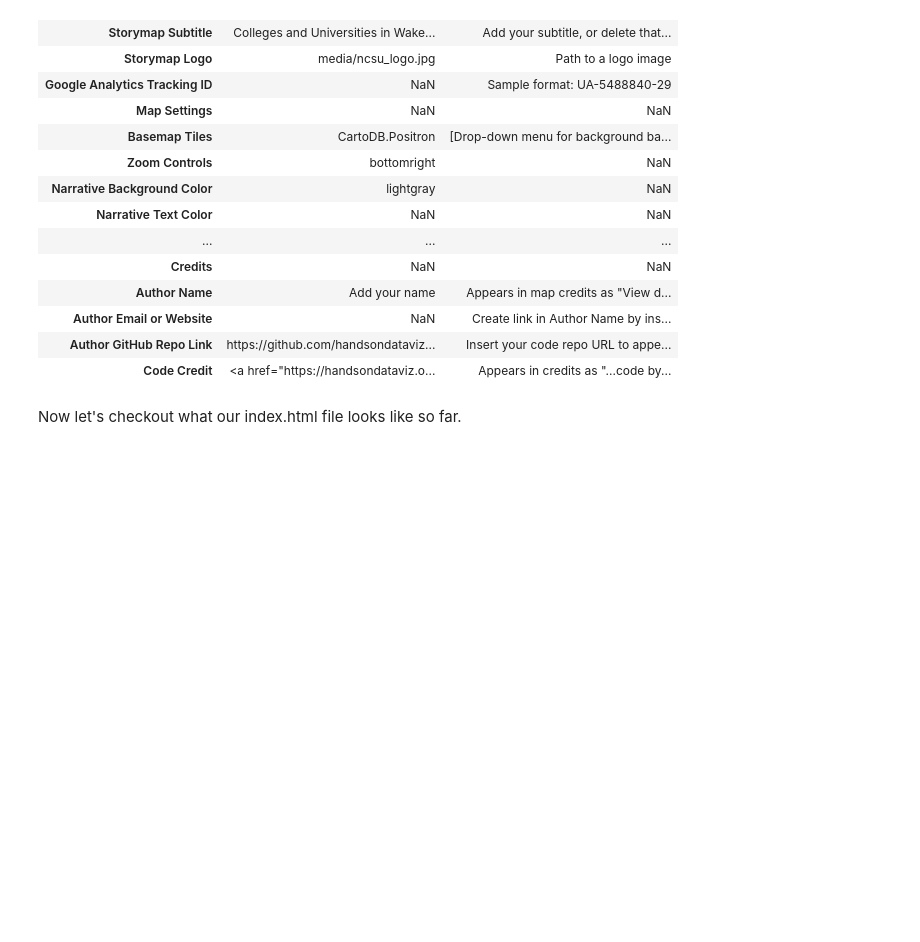
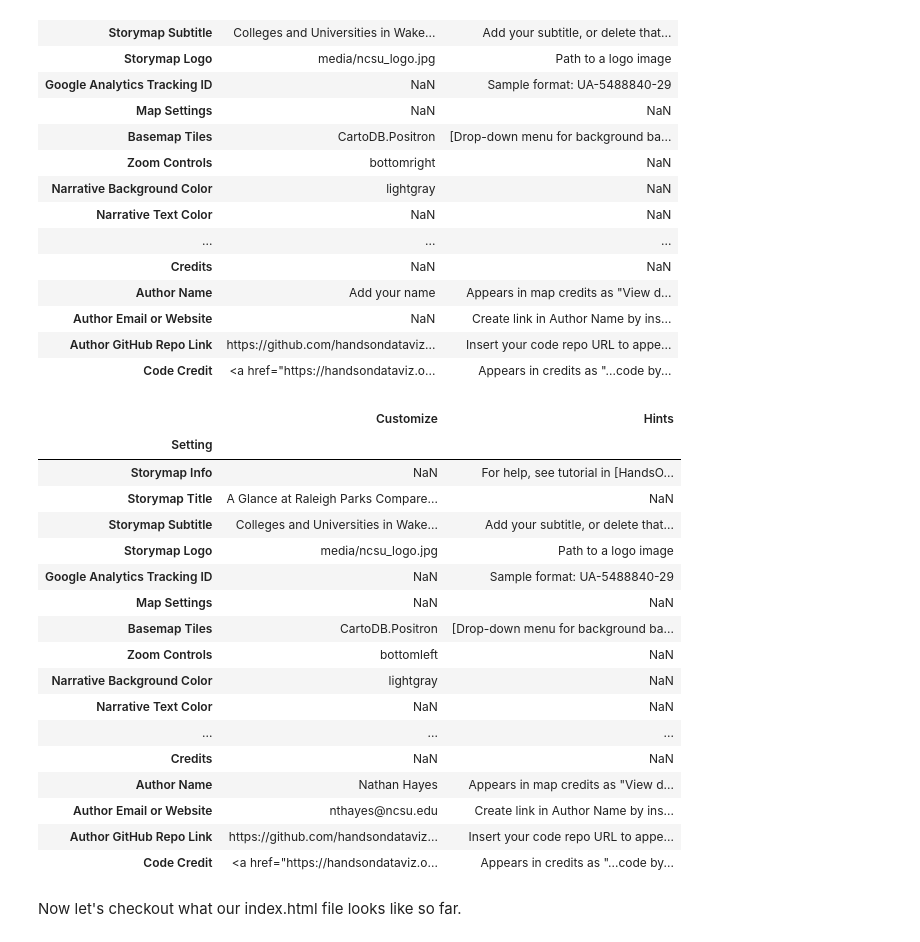
Before and after one commit to nthayes11/nthayes_storymap_repo, a Jupyter notebook: storymap.ipynb, the cells around one changed output. Drawn from its saved outputs; the diff is of its cells as text; code cells hidden in the pictures; blank space fills up the shorter version.

```diff
--- a/storymap.ipynb
+++ b/storymap.ipynb
@@ -184,13 +184,38 @@ options_df
 | Author GitHub Repo Link | https://github.com/handsondataviz... | Insert your code repo URL to appe... |
 | Code Credit | <a href="https://handsondataviz.o... | Appears in credits as "...code by... |
 # %%
+#Change Title
+options_df['Customize']['Storymap Title'] = 'A Glance at Raleigh Parks Compared to Demography and Income Distribution in Raliegh, NC'
+#Put email
+options_df['Customize']['Author Email or Website'] = 'nthayes@ncsu.edu'
+
 # Next, make edits to the Author Name and Author Github Repo Link so it has your information
 options_df['Customize']['Author Name'] = 'Nathan Hayes'
 options_df['Customize']['Author Github Repo Link'] = 'https://github.com/nthayes11/nthayes_storymap_repo.git'
 options_df['Customize']['Zoom Controls'] = 'bottomleft'
 
 # save your options df as Options.csv
 options_df.to_csv('./csv/Options.csv')
+options_df
+# %% [output]
+|  | Customize | Hints |
+| Setting |  |  |
+| Storymap Info | NaN | For help, see tutorial in [HandsO... |
+| Storymap Title | A Glance at Raleigh Parks Compare... | NaN |
+| Storymap Subtitle | Colleges and Universities in Wake... | Add your subtitle, or delete that... |
+| Storymap Logo | media/ncsu_logo.jpg | Path to a logo image |
+| Google Analytics Tracking ID | NaN | Sample format: UA-5488840-29 |
+| Map Settings | NaN | NaN |
+| Basemap Tiles | CartoDB.Positron | [Drop-down menu for background ba... |
+| Zoom Controls | bottomleft | NaN |
+| Narrative Background Color | lightgray | NaN |
+| Narrative Text Color | NaN | NaN |
+| ... | ... | ... |
+| Credits | NaN | NaN |
+| Author Name | Nathan Hayes | Appears in map credits as "View d... |
+| Author Email or Website | nthayes@ncsu.edu | Create link in Author Name by ins... |
+| Author GitHub Repo Link | https://github.com/handsondataviz... | Insert your code repo URL to appe... |
+| Code Credit | <a href="https://handsondataviz.o... | Appears in credits as "...code by... |
 # %% [markdown]
 Now let's checkout what our index.html file looks like so far.
 # %% [markdown]
```
Also changed, not shown: parts of 14 cells of this notebook, 2 other files.
